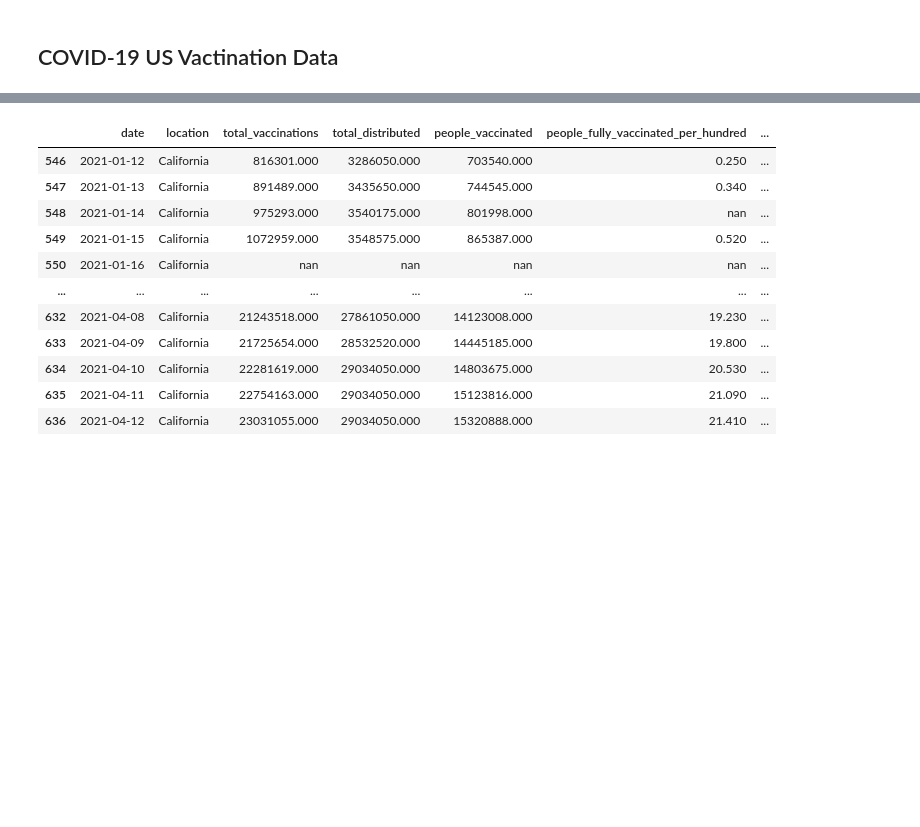
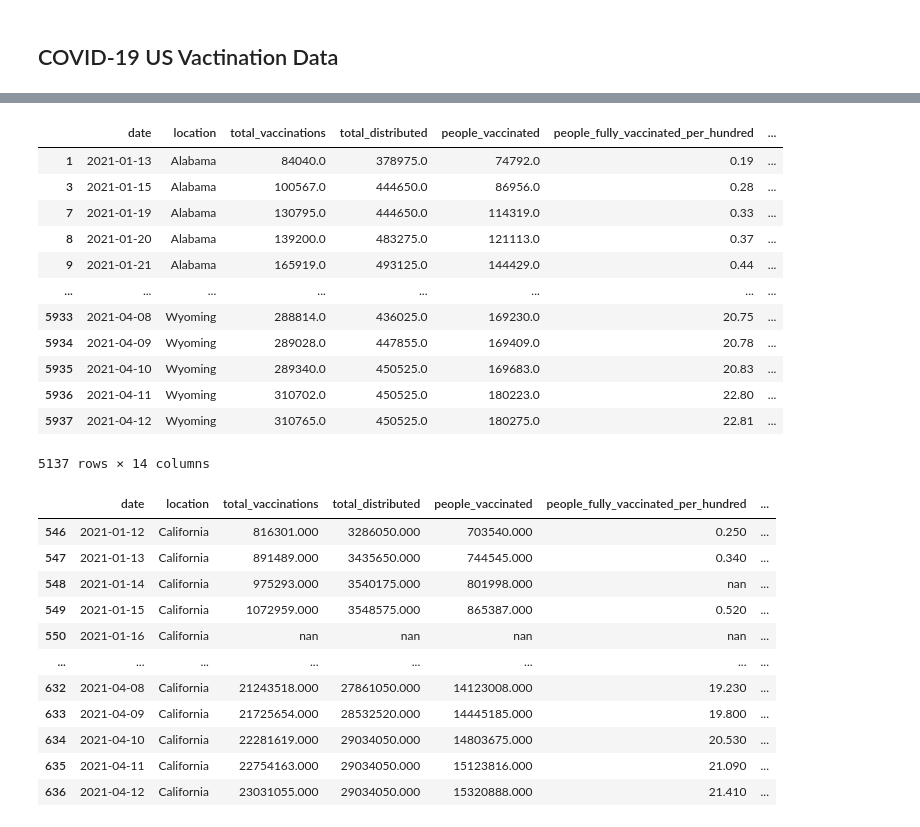
Before and after one commit to JaviPardox/Covid-19-analysis, a Jupyter notebook: Covid-19-ETL.ipynb, the cells around one changed output, grey strips where cells are left out. Cells and saved outputs as stored; diff of their text form; code cells hidden in the pictures; blank space fills up the shorter version.

Commit message:
working on state vaccination data

```diff
--- a/Covid-19-ETL.ipynb
+++ b/Covid-19-ETL.ipynb
@@ -470,4 +470,20 @@ us_vaccination_df
 5938 rows × 14 columns
+# %%
+us_vaccination_df.dropna()
+# %% [output]
+|  | date | location | total_vaccinations | total_distributed | people_vaccinated | people_fully_vaccinated_per_hundred | ... |
+| 1 | 2021-01-13 | Alabama | 84040.0 | 378975.0 | 74792.0 | 0.19 | ... |
+| 3 | 2021-01-15 | Alabama | 100567.0 | 444650.0 | 86956.0 | 0.28 | ... |
+| 7 | 2021-01-19 | Alabama | 130795.0 | 444650.0 | 114319.0 | 0.33 | ... |
+| 8 | 2021-01-20 | Alabama | 139200.0 | 483275.0 | 121113.0 | 0.37 | ... |
+| 9 | 2021-01-21 | Alabama | 165919.0 | 493125.0 | 144429.0 | 0.44 | ... |
+| ... | ... | ... | ... | ... | ... | ... | ... |
+| 5933 | 2021-04-08 | Wyoming | 288814.0 | 436025.0 | 169230.0 | 20.75 | ... |
+| 5934 | 2021-04-09 | Wyoming | 289028.0 | 447855.0 | 169409.0 | 20.78 | ... |
+| 5935 | 2021-04-10 | Wyoming | 289340.0 | 450525.0 | 169683.0 | 20.83 | ... |
+| 5936 | 2021-04-11 | Wyoming | 310702.0 | 450525.0 | 180223.0 | 22.80 | ... |
+| 5937 | 2021-04-12 | Wyoming | 310765.0 | 450525.0 | 180275.0 | 22.81 | ... |
+5137 rows × 14 columns
 # %%
 ca_us_vaccination_df = us_vaccination_df.loc[us_vaccination_df["location"] == "California"]
 ca_us_vaccination_df
```
Also changed, not shown: parts of 4 cells of this notebook, 3 other files.
